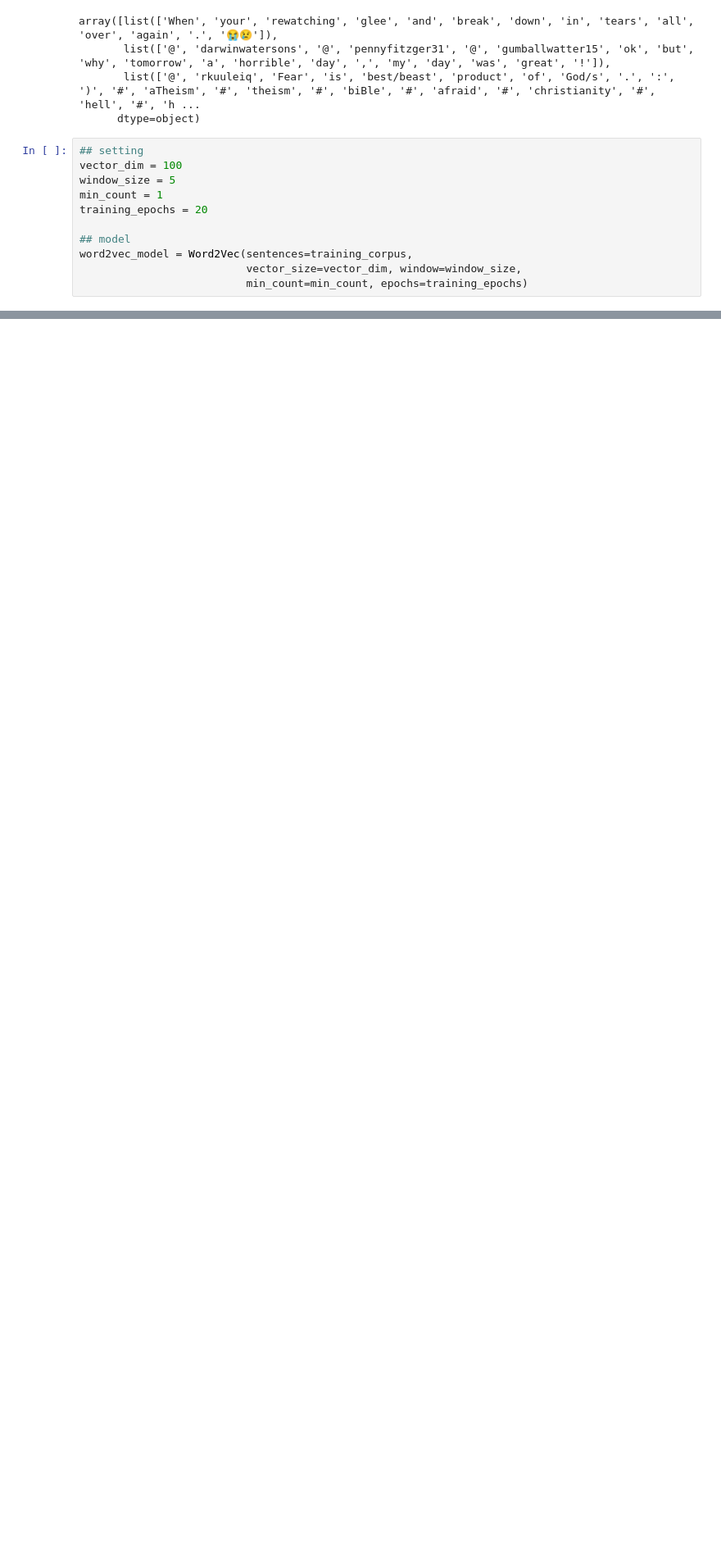
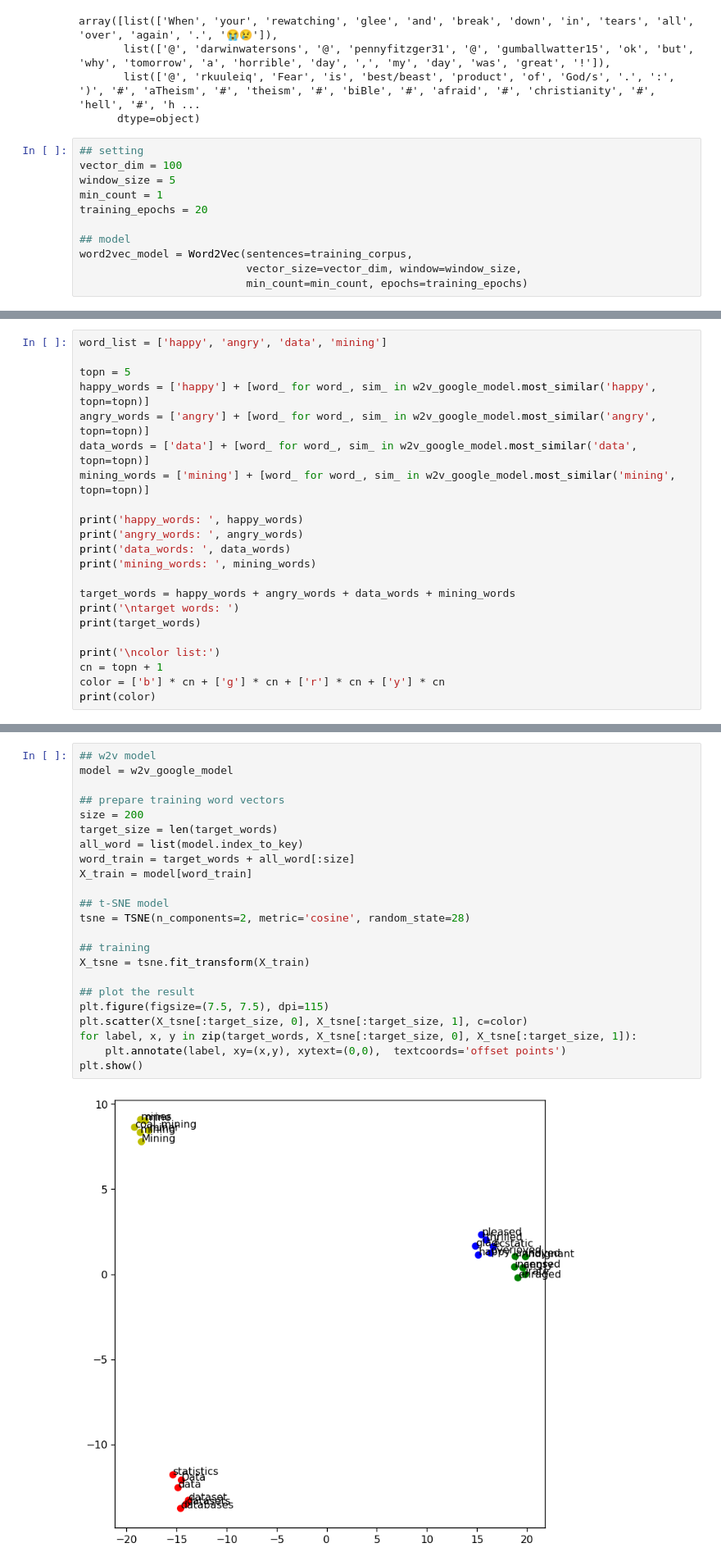
Before and after one commit to Lewisu/DM2022-Lab2-Homework, a Jupyter notebook: DM2021-Lab2-Homework.ipynb, the cells around one changed output, grey strips where cells are left out. Shown: that part at 82% size. Cells and saved outputs as stored; diff of their text form; blank space fills up the shorter version.

```diff
--- a/DM2021-Lab2-Homework.ipynb
+++ b/DM2021-Lab2-Homework.ipynb
@@ -602,0 +749,22 @@ word2vec_model = Word2Vec(sentences=training_corpus,
+# %%
+word_list = ['happy', 'angry', 'data', 'mining']
+
+topn = 5
+happy_words = ['happy'] + [word_ for word_, sim_ in w2v_google_model.most_similar('happy', topn=topn)]
+angry_words = ['angry'] + [word_ for word_, sim_ in w2v_google_model.most_similar('angry', topn=topn)]
+data_words = ['data'] + [word_ for word_, sim_ in w2v_google_model.most_similar('data', topn=topn)]
+mining_words = ['mining'] + [word_ for word_, sim_ in w2v_google_model.most_similar('mining', topn=topn)]
+
+print('happy_words: ', happy_words)
+print('angry_words: ', angry_words)
+print('data_words: ', data_words)
+print('mining_words: ', mining_words)
+
+target_words = happy_words + angry_words + data_words + mining_words
+print('\ntarget words: ')
+print(target_words)
+
+print('\ncolor list:')
+cn = topn + 1
+color = ['b'] * cn + ['g'] * cn + ['r'] * cn + ['y'] * cn
+print(color)
@@ -602,0 +782,25 @@ word2vec_model = Word2Vec(sentences=training_corpus,
+# %%
+## w2v model
+model = w2v_google_model
+
+## prepare training word vectors
+size = 200
+target_size = len(target_words)
+all_word = list(model.index_to_key)
+word_train = target_words + all_word[:size]
+X_train = model[word_train]
+
+## t-SNE model
+tsne = TSNE(n_components=2, metric='cosine', random_state=28)
+
+## training
+X_tsne = tsne.fit_transform(X_train)
+
+## plot the result
+plt.figure(figsize=(7.5, 7.5), dpi=115)
+plt.scatter(X_tsne[:target_size, 0], X_tsne[:target_size, 1], c=color)
+for label, x, y in zip(target_words, X_tsne[:target_size, 0], X_tsne[:target_size, 1]):
+    plt.annotate(label, xy=(x,y), xytext=(0,0),  textcoords='offset points')
+plt.show()
+# %% [output]
+[figure, added]
```
Also changed, not shown: parts of 45 cells of this notebook, 2 other files.
